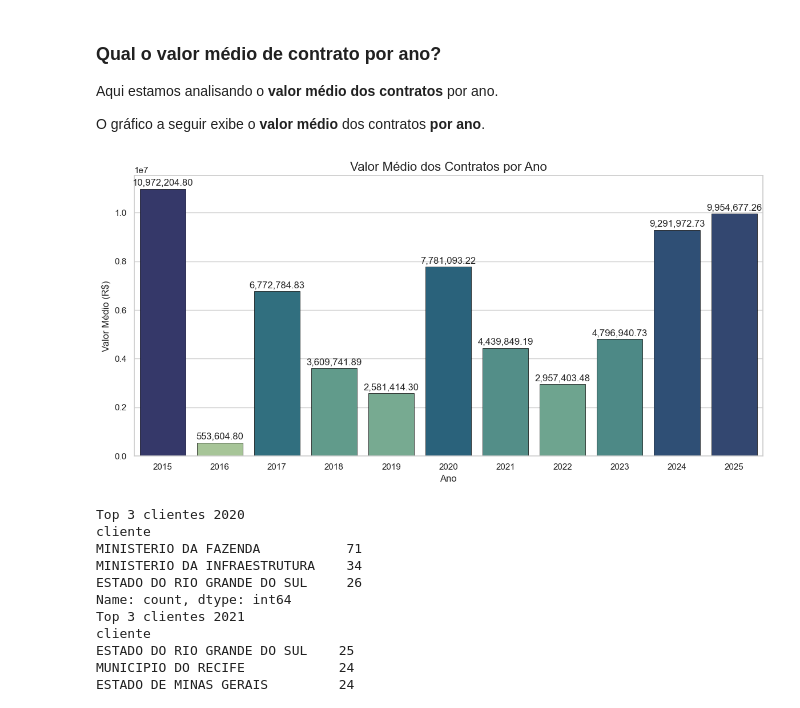
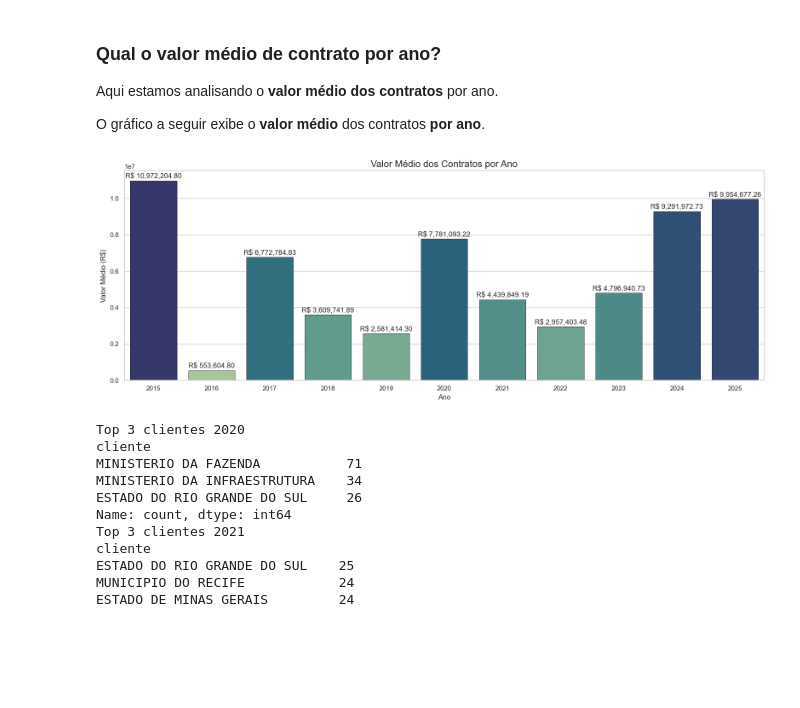
Before and after one commit to pdromls/Analise_BNDES, a Jupyter notebook: notebooks/insights2.ipynb, the cells around one changed output. Saved outputs shown, nothing was run; the diff lists cells and outputs as text; code cells hidden in the pictures; blank space fills up the shorter version.

```diff
--- a/notebooks/insights2.ipynb
+++ b/notebooks/insights2.ipynb
@@ -180,26 +180,26 @@ O gráfico a seguir exibe o **valor médio** dos contratos **por ano**.
 # %%
 valor_medio_por_ano = df.groupby('ano')['valor_global_contrato_reais'].mean().round(2)
 
-plt.figure(figsize=(12,6))
+plt.figure(figsize=(16,6))
 grafico = sns.barplot(x=valor_medio_por_ano.index,
                       y=valor_medio_por_ano.values,
                       hue = valor_medio_por_ano,
                       palette="crest",
                       edgecolor="black",
                       linewidth=0.5,
                       legend=False
                       )
 
 for container in grafico.containers:
-    grafico.bar_label(container, fmt='{:,.2f}', padding=2)
+    grafico.bar_label(container, fmt='R$ {:,.2f}', padding=2)
 
 plt.title("Valor Médio dos Contratos por Ano", fontsize=16)
 plt.xlabel("Ano", fontsize=12)
 plt.ylabel("Valor Médio (R$)", fontsize=12)
 plt.tight_layout()
 plt.show()
 # %% [output]
-[figure, old version]
+[figure, new version]
 # %%
 df_2020 = df[df['data_de_assinatura'].dt.year == 2020]
 
```
Also changed, not shown: 4 other files.
